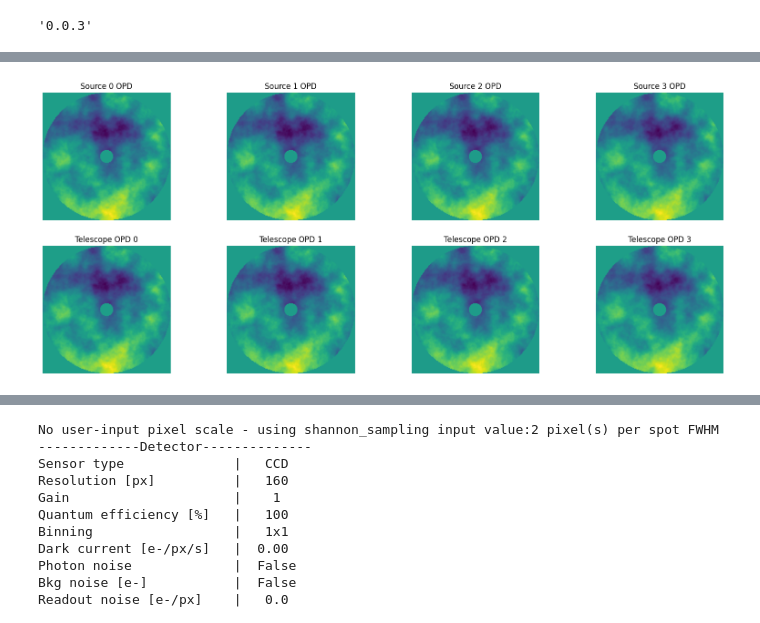
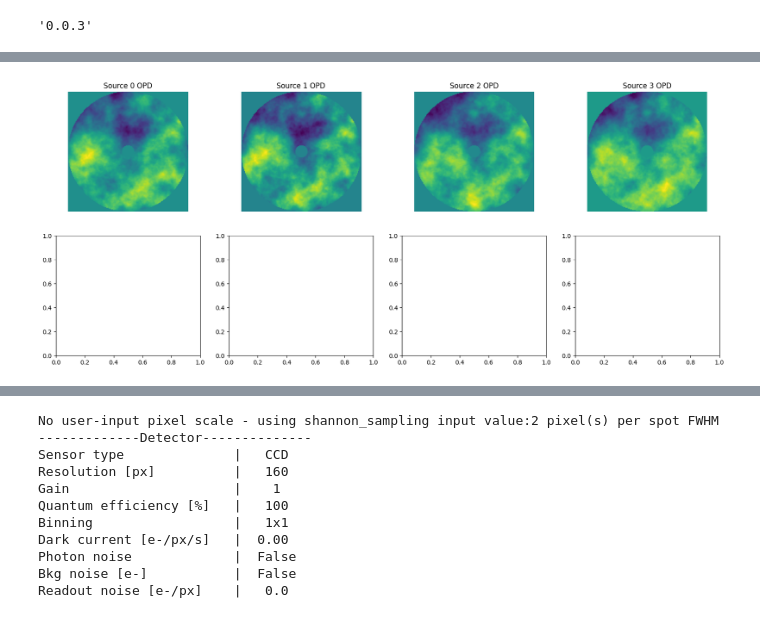
Before and after one commit to cheritier/OOPAO, a Jupyter notebook: tutorials/demo_OOPAO_ast.ipynb, the cells around one changed output, grey strips where cells are left out. Cells and saved outputs as stored; diff of their text form; code cells hidden in the pictures.

```diff
--- a/tutorials/demo_OOPAO_ast.ipynb
+++ b/tutorials/demo_OOPAO_ast.ipynb
@@ -35,12 +42,14 @@ optBand = config_vars["lgs_opticalBand"]
 magnitude = config_vars["lgs_magnitude"]
 lgs_zenith = config_vars["lgs_zenith"]
 lgs_azimuth = config_vars["lgs_azimuth"]
+lgs_altitude = config_vars["lgs_altitude"]
 
-n_lgs = 4
+n_lgs = config_vars["n_lgs"]
 
 lgsAst = Asterism([Source(optBand=optBand,
               magnitude=magnitude,
-              coordinates=[lgs_zenith[kLgs], lgs_azimuth[kLgs]])
+              coordinates=[lgs_zenith[kLgs], lgs_azimuth[kLgs]],
+            altitude=lgs_altitude)
           for kLgs in range(n_lgs)])
 # %% [output]
 ------------- Source --------------
@@ -116,8 +137,8 @@ for i in range(n_lgs):
     axes[0, i].set_title(f'Asterism OPD {i}')
 
 
-for i in range(n_lgs):
-    axes[1, i].imshow(tel.OPD[i])
-    axes[1, i].axis('off')
-    axes[1, i].set_title(f'Telescope OPD {i}')
+# for i in range(n_lgs):
+#     axes[1, i].imshow(tel.OPD[i])
+#     axes[1, i].axis('off')
+#     axes[1, i].set_title(f'Telescope OPD {i}')
 # %% [output]
@@ -199,21 +218,21 @@ Telescope and Atmosphere combined!
 # %%
 fig, axes = plt.subplots(2, n_lgs, figsize=(20, 8))
 
 if n_lgs == 1:
     axes = axes.reshape(2, 1)
 
 for i in range(n_lgs):
     axes[0, i].imshow(lgsAst.OPD[i])
     axes[0, i].axis('off')
     axes[0, i].set_title(f'Source {i} OPD')
 
 
-for i in range(n_lgs):
-    axes[1, i].imshow(tel.OPD[i])
-    axes[1, i].axis('off')
-    axes[1, i].set_title(f'Telescope OPD {i}')
+# for i in range(n_lgs):
+#     axes[1, i].imshow(tel.OPD[i])
+#     axes[1, i].axis('off')
+#     axes[1, i].set_title(f'Telescope OPD {i}')
 # %% [output]
-[figure, old version]
+[figure, new version]
 # %%
 # %%
 print(f"lgsAst:")
```
Also changed, not shown: parts of 91 cells of this notebook, 16 other files.
